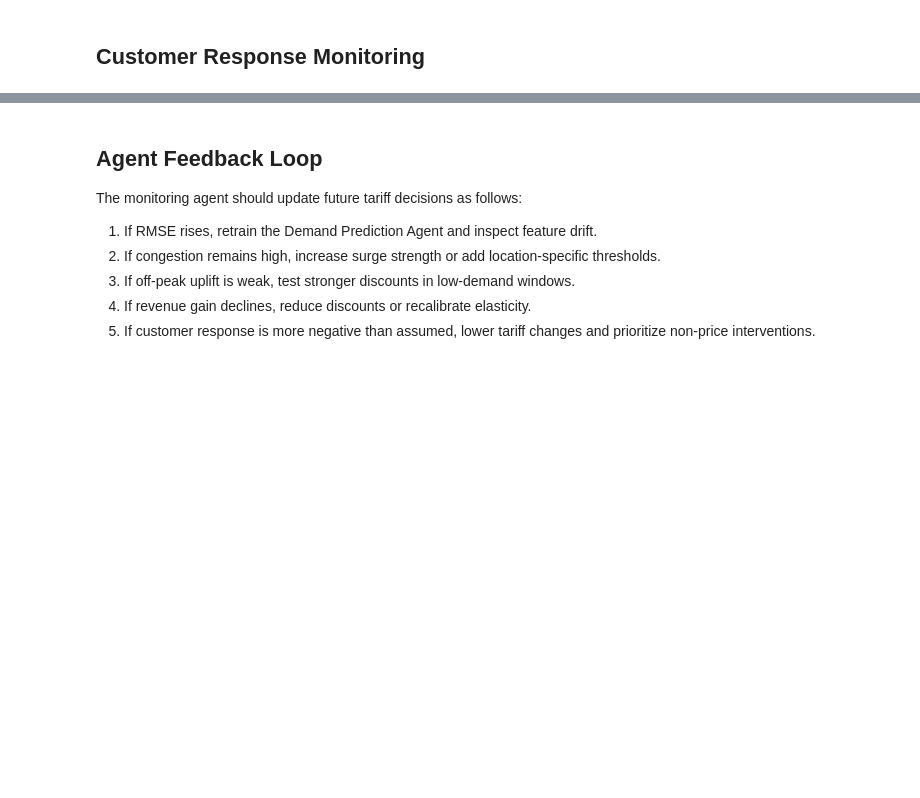
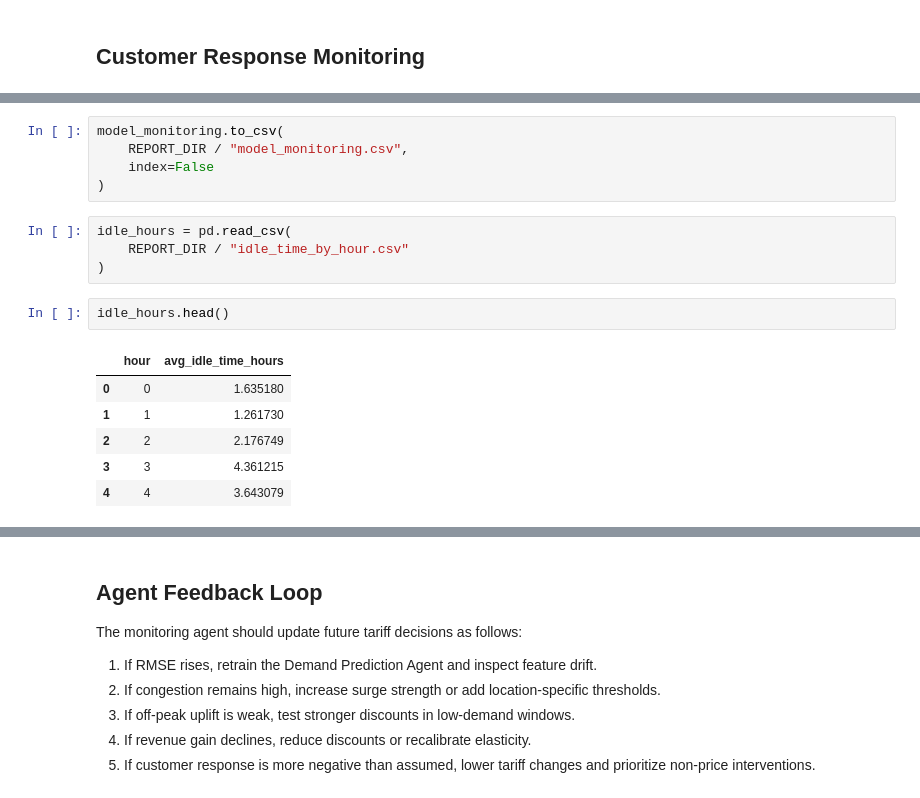
Before and after one commit to krish-2325/ev-dynamic-tariff-optimization, a Jupyter notebook: notebooks/06_monitoring_learning_agent.ipynb, the cells around one changed output, grey strips where cells are left out. Saved outputs shown, nothing was run; the diff lists cells and outputs as text; blank space fills up the shorter version.

```diff
--- a/notebooks/06_monitoring_learning_agent.ipynb
+++ b/notebooks/06_monitoring_learning_agent.ipynb
@@ -182,0 +282,18 @@ response_sensitivity
+# %%
+model_monitoring.to_csv(
+    REPORT_DIR / "model_monitoring.csv",
+    index=False
+)
+# %%
+idle_hours = pd.read_csv(
+    REPORT_DIR / "idle_time_by_hour.csv"
+)
+# %%
+idle_hours.head()
+# %% [output]
+|  | hour | avg_idle_time_hours |
+| 0 | 0 | 1.635180 |
+| 1 | 1 | 1.261730 |
+| 2 | 2 | 2.176749 |
+| 3 | 3 | 4.361215 |
+| 4 | 4 | 3.643079 |
```
Also changed, not shown: parts of 20 cells of this notebook, 9 other files.
